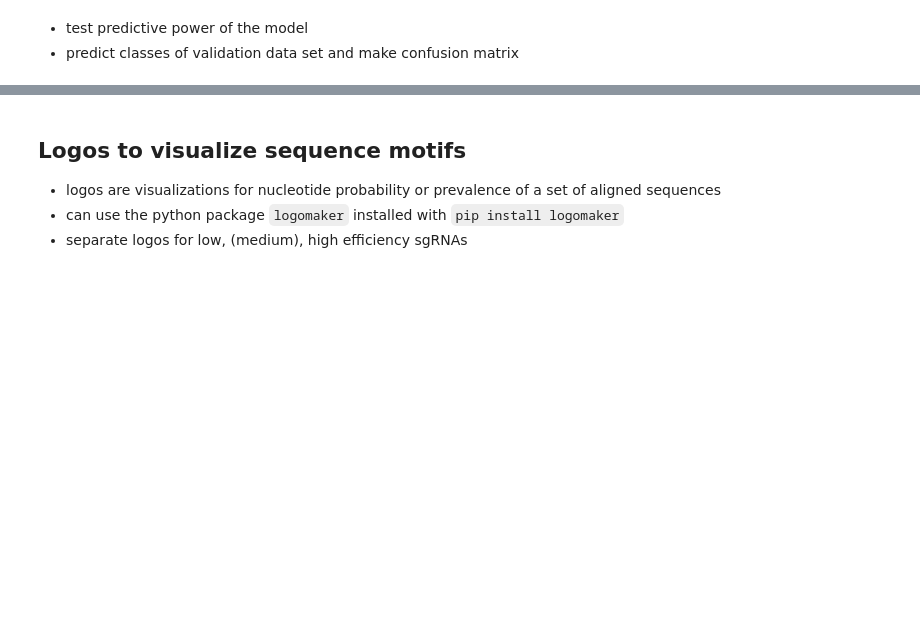
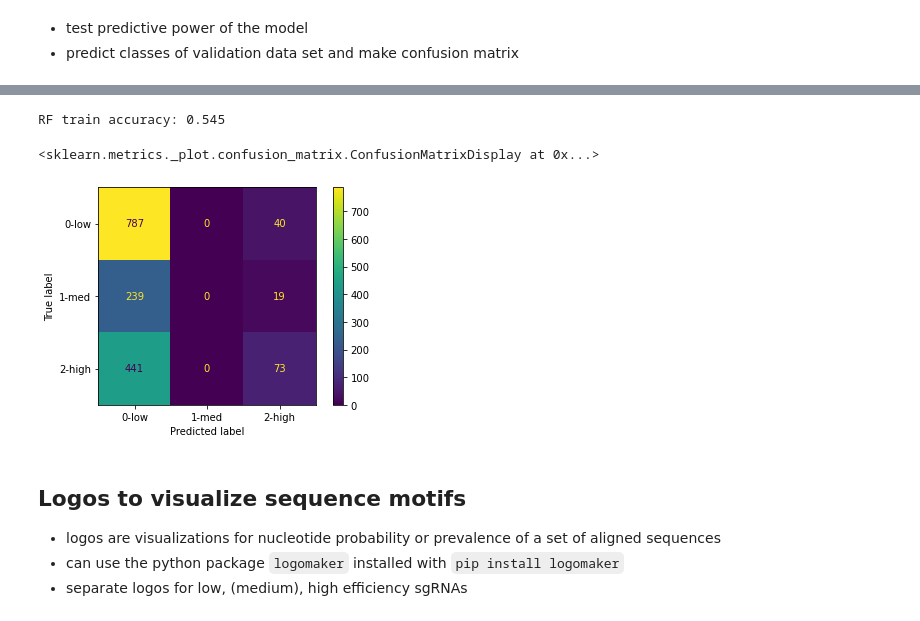
Before and after one commit to m-jahn/R-notebook-crispri-lib, a Jupyter notebook: sgRNA_library_V2/pipeline/sgRNA_ML_analysis.ipynb, the cells around one changed output, grey strips where cells are left out. Saved outputs shown, nothing was run; the diff lists cells and outputs as text; code cells hidden in the pictures; blank space fills up the shorter version.

```diff
--- a/sgRNA_library_V2/pipeline/sgRNA_ML_analysis.ipynb
+++ b/sgRNA_library_V2/pipeline/sgRNA_ML_analysis.ipynb
@@ -297,0 +317,12 @@ SVM_cmplot.plot()
+# %%
+%%time
+# Model tuning
+param_grid = {
+    'n_estimators': [20, 50, 100, 200, 300, 400],
+    'max_features': ['auto', 'sqrt'],
+    'max_depth': [5, 10, 25, 50, 100]}
+
+RF = RandomForestClassifier()
+RF_tune = GridSearchCV(RF, param_grid, n_jobs = -1)
+RF_tune.fit(x_train, y_train)
+print(RF_tune.best_params_)
@@ -298,3 +333,19 @@ SVM_cmplot.plot()
+# %%
+# Model fitting
+RF = RandomForestClassifier(**RF_tune.best_params_, class_weight = "balanced")
+RF_fit = RF.fit(x_train, y_train, )
+RF_pred = RF_fit.predict(x_test)
+# %%
+print("RF train accuracy: %0.3f" % RF_tune.score(x_test, y_test))
+# %% [output]
+RF train accuracy: 0.545
+# %%
+RF_cm = confusion_matrix(y_test, RF_pred, labels = SVM_fit.classes_)
+RF_cmplot = ConfusionMatrixDisplay(RF_cm, display_labels = SVM_fit.classes_)
+RF_cmplot.plot()
+# %% [output]
+<sklearn.metrics._plot.confusion_matrix.ConfusionMatrixDisplay at 0x...>
+[figure, added]
 # %% [markdown]
 ## Logos to visualize sequence motifs
 
```
Also changed, not shown: parts of 13 cells of this notebook.
